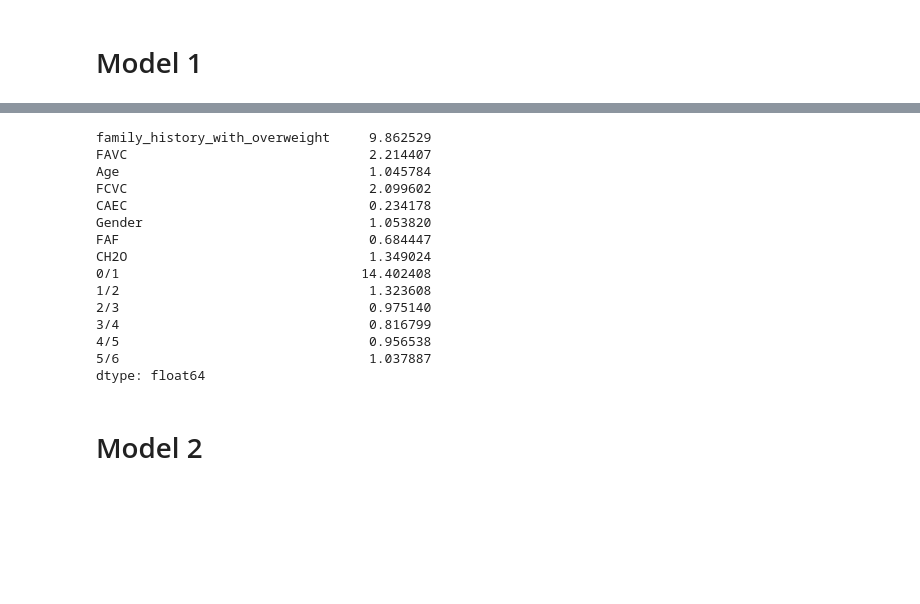
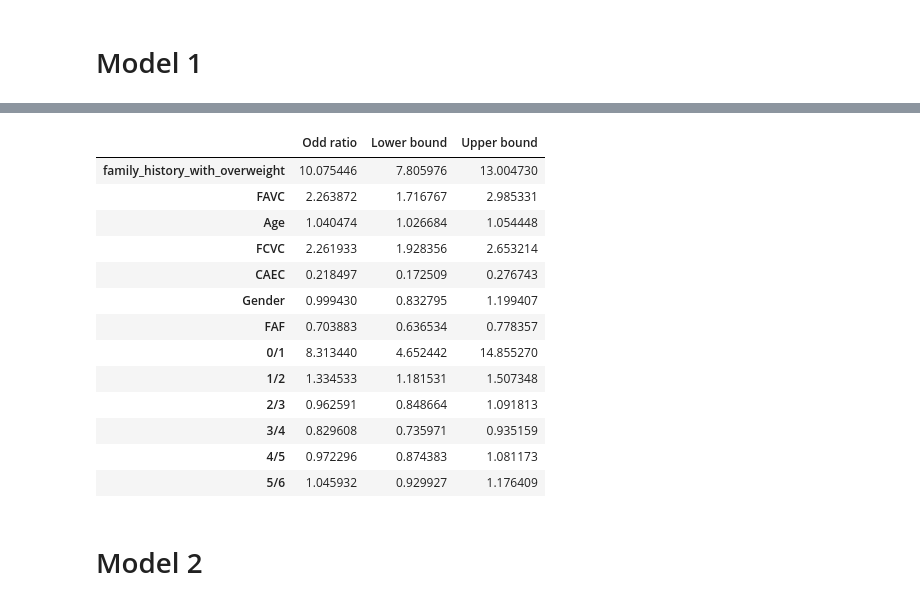
Before and after one commit to kalebemaiaa/Modelagem-Estat-sica, a Jupyter notebook: Modelagem_OLR.ipynb, the cells around one changed output, grey strips where cells are left out. Cells and saved outputs as stored; diff of their text form; code cells hidden in the pictures; blank space fills up the shorter version.

```diff
--- a/Modelagem_OLR.ipynb
+++ b/Modelagem_OLR.ipynb
@@ -436,21 +500,31 @@ plt.show()
-# %%
-print(np.exp(result.params))
-# %% [output]
-family_history_with_overweight     9.862529
-FAVC                               2.214407
-Age                                1.045784
-FCVC                               2.099602
-CAEC                               0.234178
-Gender                             1.053820
-FAF                                0.684447
-CH2O                               1.349024
-0/1                               14.402408
-1/2                                1.323608
-2/3                                0.975140
-3/4                                0.816799
-4/5                                0.956538
-5/6                                1.037887
-dtype: float64
+# %%
+confint = result.conf_int()
+exp_confint = np.exp(confint)
+odd_ratio = np.exp(result.params).values
+
+# Transformar odd_ratio em uma matriz nx1
+odd_ratio_reshaped = odd_ratio[:, np.newaxis]  # ou odd_ratio.reshape(-1, 1)
+
+# Concatenar ao longo das colunas
+concatenated_array = np.hstack((odd_ratio_reshaped, exp_confint.values))
+
+confidence_interval = pd.DataFrame(concatenated_array, columns = ["Odd ratio", "Lower bound", "Upper bound"], index=exp_confint.index)
+confidence_interval
+# %% [output]
+|  | Odd ratio | Lower bound | Upper bound |
+| family_history_with_overweight | 10.075446 | 7.805976 | 13.004730 |
+| FAVC | 2.263872 | 1.716767 | 2.985331 |
+| Age | 1.040474 | 1.026684 | 1.054448 |
+| FCVC | 2.261933 | 1.928356 | 2.653214 |
+| CAEC | 0.218497 | 0.172509 | 0.276743 |
+| Gender | 0.999430 | 0.832795 | 1.199407 |
+| FAF | 0.703883 | 0.636534 | 0.778357 |
+| 0/1 | 8.313440 | 4.652442 | 14.855270 |
+| 1/2 | 1.334533 | 1.181531 | 1.507348 |
+| 2/3 | 0.962591 | 0.848664 | 1.091813 |
+| 3/4 | 0.829608 | 0.735971 | 0.935159 |
+| 4/5 | 0.972296 | 0.874383 | 1.081173 |
+| 5/6 | 1.045932 | 0.929927 | 1.176409 |
 # %% [markdown]
 # Model 2
 # %%
```
Also changed, not shown: parts of 23 cells of this notebook, 11 other files.
